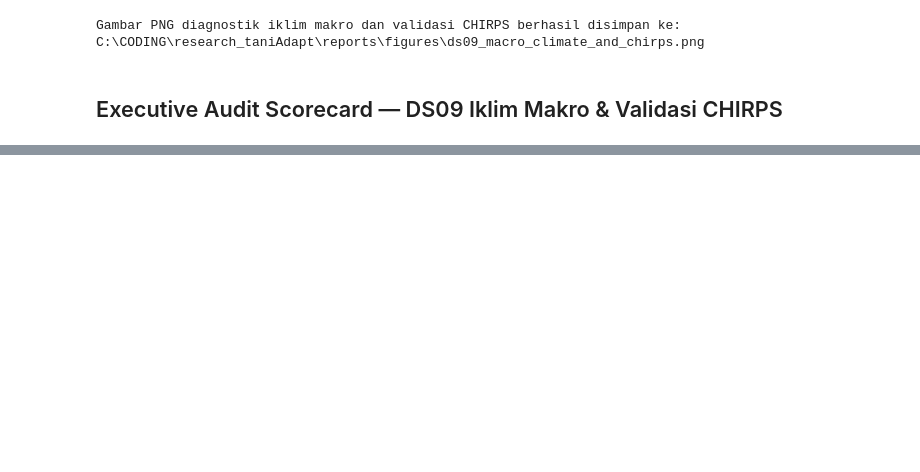
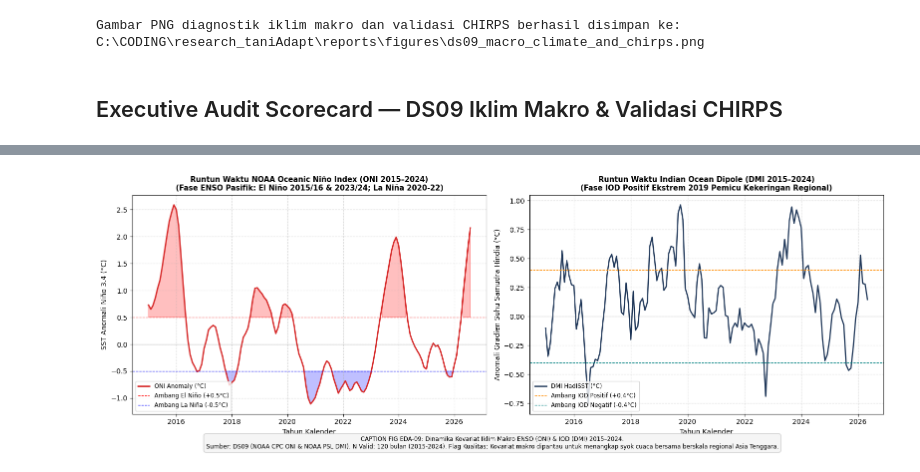
Before and after one commit to fathirrizkifadillah/research_taniadapt, a Jupyter notebook: notebook/09_climate_covariates_and_chirps.ipynb, the cells around one changed output, grey strips where cells are left out. Saved outputs shown, nothing was run; the diff lists cells and outputs as text; code cells hidden in the pictures; blank space fills up the shorter version.

```diff
--- a/notebook/09_climate_covariates_and_chirps.ipynb
+++ b/notebook/09_climate_covariates_and_chirps.ipynb
@@ -191,0 +214,50 @@ display(scorecard)
+# %%
+# Phase 6: EDA Runtun Waktu Kovariat Makro ONI & DMI (Dataset Tunggal DS09)
+import matplotlib.pyplot as plt
+import numpy as np
+import pandas as pd
+
+fig, (ax1, ax2) = plt.subplots(1, 2, figsize=(16, 5.5))
+
+# Panel 1: Runtun Waktu Bulanan NOAA ONI (2015–2024)
+df_oni_recent['Date_Plot'] = pd.to_datetime(df_oni_recent['YR'].astype(str) + '-' + df_oni_recent['SEAS'].map({
+    'DJF': '01', 'JFM': '02', 'FMA': '03', 'MAM': '04', 'AMJ': '05', 'MJJ': '06',
+    'JJA': '07', 'JAS': '08', 'ASO': '09', 'SON': '10', 'OND': '11', 'NDJ': '12'
+}) + '-01')
+df_oni_plot = df_oni_recent.dropna(subset=['Date_Plot']).sort_values('Date_Plot')
+
+ax1.plot(df_oni_plot['Date_Plot'], df_oni_plot['ANOM'], color='#d62828', linewidth=2, label='ONI Anomaly (°C)')
+ax1.axhline(0.5, color='red', linestyle='--', linewidth=0.9, label='Ambang El Niño (+0.5°C)')
+ax1.axhline(-0.5, color='blue', linestyle='--', linewidth=0.9, label='Ambang La Niña (-0.5°C)')
+ax1.axhline(0, color='gray', linestyle='-', linewidth=0.8)
+ax1.fill_between(df_oni_plot['Date_Plot'], df_oni_plot['ANOM'], 0.5, where=(df_oni_plot['ANOM'] >= 0.5), color='red', alpha=0.25)
+ax1.fill_between(df_oni_plot['Date_Plot'], df_oni_plot['ANOM'], -0.5, where=(df_oni_plot['ANOM'] <= -0.5), color='blue', alpha=0.25)
+ax1.set_title("Runtun Waktu NOAA Oceanic Niño Index (ONI 2015–2024)\n(Fase ENSO Pasifik: El Niño 2015/16 & 2023/24; La Niña 2020-22)", fontsize=10.5, fontweight='bold')
+ax1.set_xlabel("Tahun Kalender", fontsize=10)
+ax1.set_ylabel("SST Anomali Niño 3.4 (°C)", fontsize=10)
+ax1.legend(loc='lower left', fontsize=8.5)
+ax1.grid(True, linestyle='--', alpha=0.5)
+
+# Panel 2: Runtun Waktu NOAA PSL DMI (2015–2024)
+df_dmi_plot = df_dmi_recent.sort_values('Date')
+ax2.plot(df_dmi_plot['Date'], df_dmi_plot[dmi_val_col], color='#1d3557', linewidth=1.8, label='DMI HadISST (°C)')
+ax2.axhline(0.4, color='darkorange', linestyle='--', linewidth=0.9, label='Ambang IOD Positif (+0.4°C)')
+ax2.axhline(-0.4, color='teal', linestyle='--', linewidth=0.9, label='Ambang IOD Negatif (-0.4°C)')
+ax2.axhline(0, color='gray', linestyle='-', linewidth=0.8)
+ax2.set_title("Runtun Waktu Indian Ocean Dipole (DMI 2015–2024)\n(Fase IOD Positif Ekstrem 2019 Pemicu Kekeringan Regional)", fontsize=10.5, fontweight='bold')
+ax2.set_xlabel("Tahun Kalender", fontsize=10)
+ax2.set_ylabel("Anomali Gradien Suhu Samudra Hindia (°C)", fontsize=10)
+ax2.legend(loc='lower left', fontsize=8.5)
+ax2.grid(True, linestyle='--', alpha=0.5)
+
+caption_eda_09 = (
+    "CAPTION FIG EDA-09: Dinamika Kovariat Iklim Makro ENSO (ONI) & IOD (DMI) 2015–2024.\n"
+    "Sumber: DS09 (NOAA CPC ONI & NOAA PSL DMI). N Valid: 120 bulan (2015-2024). "
+    "Flag Kualitas: Kovariat makro dipantau untuk menangkap syok cuaca bersama berskala regional Asia Tenggara."
+)
+fig.text(0.5, -0.02, caption_eda_09, ha='center', fontsize=8.5, bbox=dict(boxstyle="round,pad=0.4", fc="#f5f5f5", ec="#cccccc"))
+plt.tight_layout()
+plt.savefig(FIGURES_DIR / "ds09_eda_macro_covariates_oni_dmi.png", dpi=150, bbox_inches='tight')
+plt.show()
+# %% [output]
+[figure, added]
```
Also changed, not shown: parts of 4 cells of this notebook, 25 other files.
